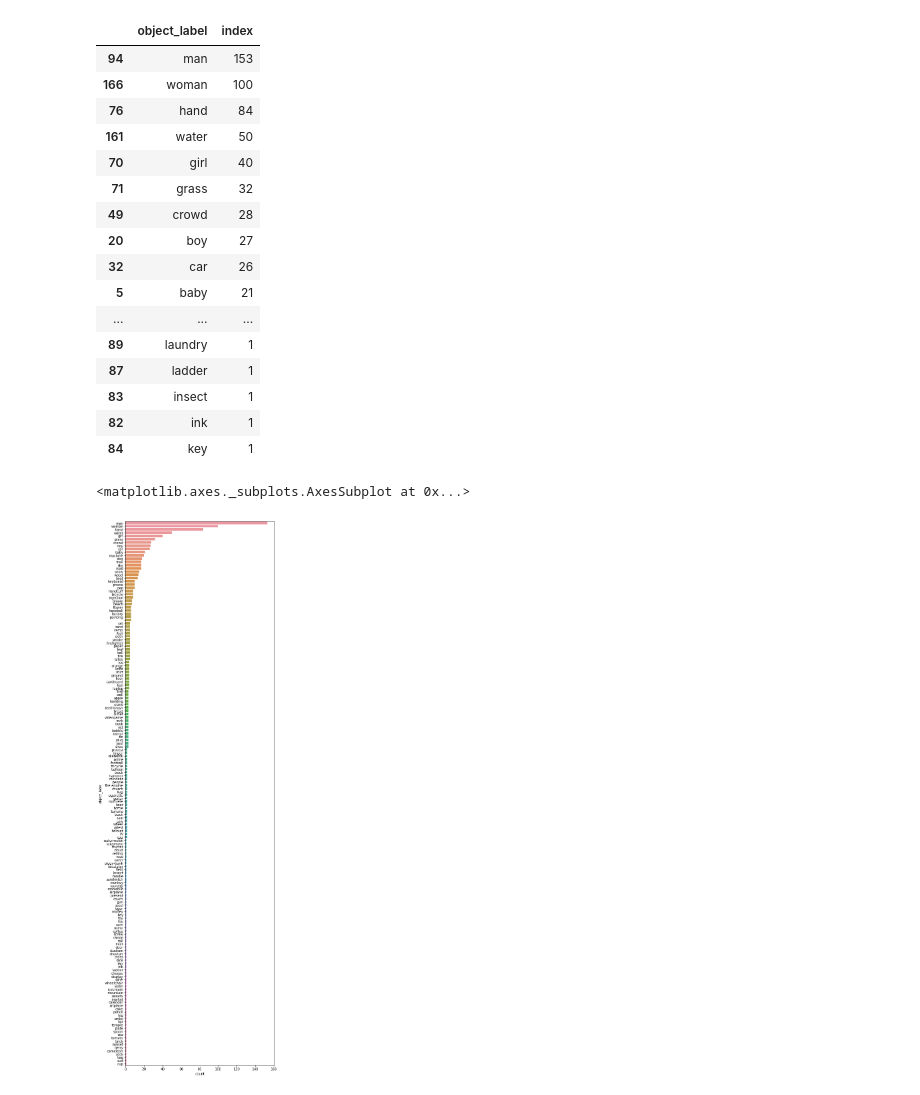
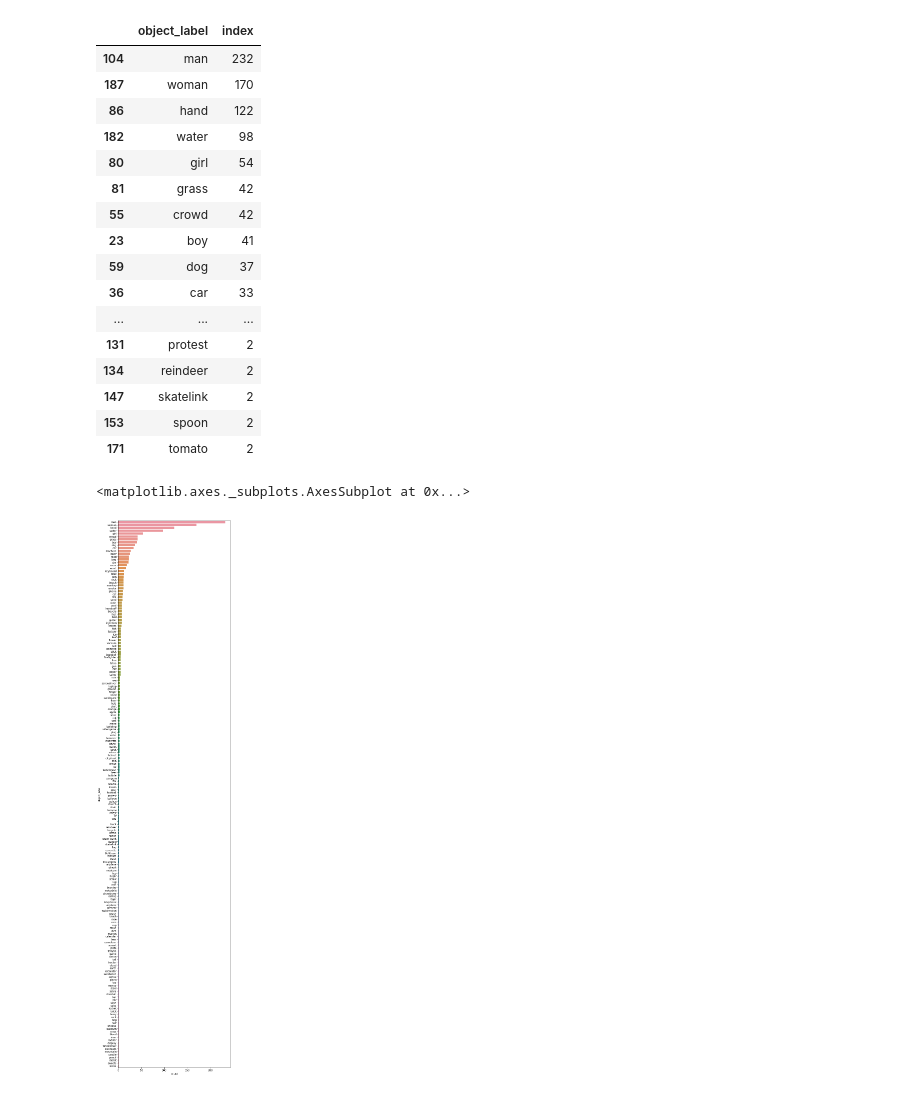
Before and after one commit to bonyuta0204/MomentsInTime, a Jupyter notebook: jupyter/LabelStats.ipynb, the cells around one changed output. Saved outputs shown, nothing was run; the diff lists cells and outputs as text; code cells hidden in the pictures.

Commit message:
Labeled to the end of the dataset

```diff
--- a/jupyter/LabelStats.ipynb
+++ b/jupyter/LabelStats.ipynb
@@ -33,31 +33,31 @@ expanded_df["object_label"] = expanded_df["object_label"].map(
 # %%
 label_count = expanded_df[["object_label", "index"]].groupby(
     ["object_label"], as_index=False).count()
-label_count.sort_values("index", ascending=False)
+label_count.sort_values("index", ascending=False)[:100]
 # %% [output]
 |  | object_label | index |
-| 94 | man | 153 |
-| 166 | woman | 100 |
-| 76 | hand | 84 |
-| 161 | water | 50 |
-| 70 | girl | 40 |
-| 71 | grass | 32 |
-| 49 | crowd | 28 |
-| 20 | boy | 27 |
-| 32 | car | 26 |
-| 5 | baby | 21 |
+| 104 | man | 232 |
+| 187 | woman | 170 |
+| 86 | hand | 122 |
+| 182 | water | 98 |
+| 80 | girl | 54 |
+| 81 | grass | 42 |
+| 55 | crowd | 42 |
+| 23 | boy | 41 |
+| 59 | dog | 37 |
+| 36 | car | 33 |
 | ... | ... | ... |
-| 89 | laundry | 1 |
-| 87 | ladder | 1 |
-| 83 | insect | 1 |
-| 82 | ink | 1 |
-| 84 | key | 1 |
+| 131 | protest | 2 |
+| 134 | reindeer | 2 |
+| 147 | skatelink | 2 |
+| 153 | spoon | 2 |
+| 171 | tomato | 2 |
 # %%
-fig, ax = plt.subplots(figsize=(8, 30))
+fig, ax = plt.subplots(figsize=(8, 40))
 sns.countplot(
     y="object_label",
     data=expanded_df[["index", "object_label"]].dropna(),
     order=expanded_df["object_label"].value_counts().index)
 # %% [output]
 <matplotlib.axes._subplots.AxesSubplot at 0x...>
-[figure, old version]
+[figure, new version]
```
Also changed, not shown: 1 other file.
